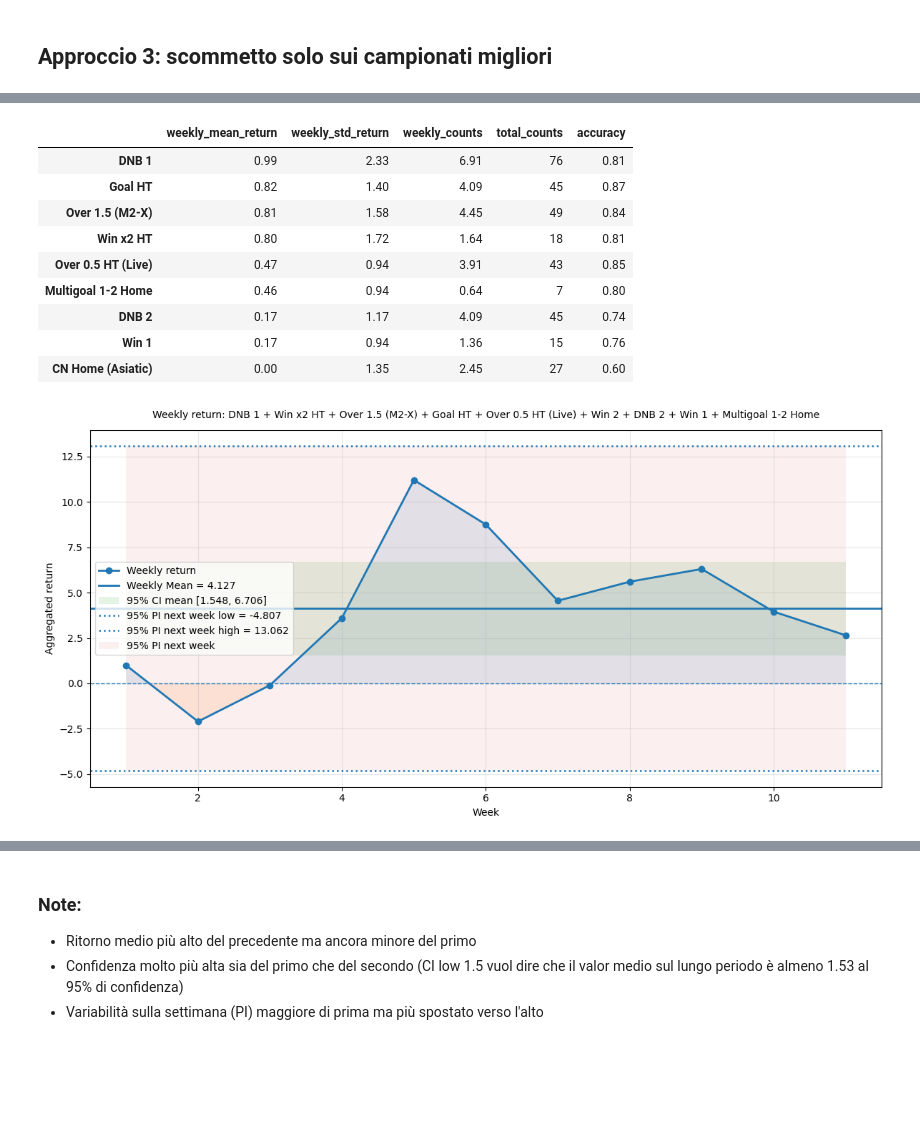
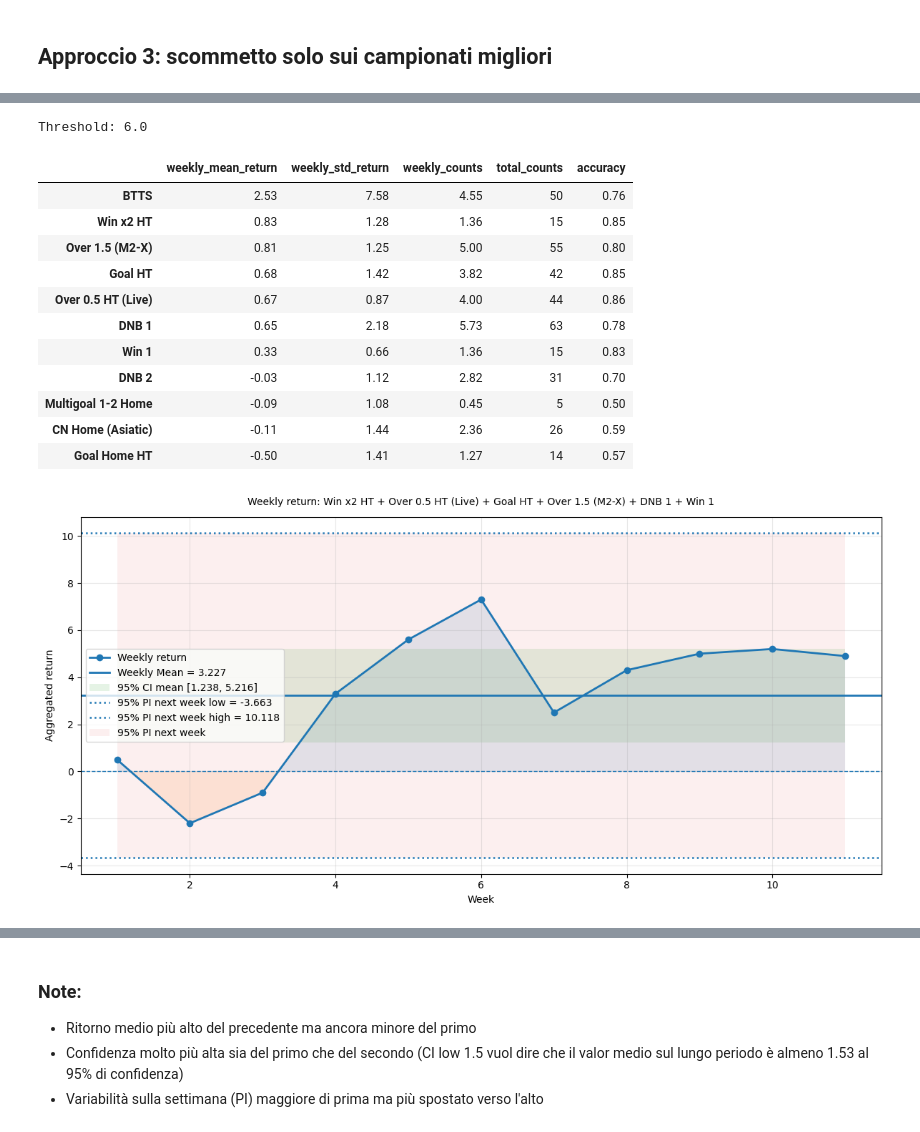
Before and after one commit to NickOLeeney/bet-master-analytics, a Jupyter notebook: src/strategies/analysis.ipynb, the cells around one changed output, grey strips where cells are left out. Cells and saved outputs as stored; diff of their text form; code cells hidden in the pictures; blank space fills up the shorter version.

Commit message:
updates on stats

```diff
--- a/src/strategies/analysis.ipynb
+++ b/src/strategies/analysis.ipynb
@@ -61,22 +70,29 @@ best_leagues = get_best_leagues(df)
+# %%
+threshold = best_leagues["n_matches"].quantile(q=0.1)
+print(f"Threshold: {threshold}")
+league_list = list(best_leagues[best_leagues["n_matches"] > threshold].index)
+# %% [output]
+Threshold: 6.0
 # %%
 # Vedo quali sono le migliori scommesse per i campionati con ritorno positivo (considero solo campionati grafico a sx)
-get_best_strategies(df, leagues=list(best_leagues.index))
+get_best_strategies(df, leagues=league_list)
 # %% [output]
 |  | weekly_mean_return | weekly_std_return | weekly_counts | total_counts | accuracy |
-| DNB 1 | 0.99 | 2.33 | 6.91 | 76 | 0.81 |
-| Goal HT | 0.82 | 1.40 | 4.09 | 45 | 0.87 |
-| Over 1.5 (M2-X) | 0.81 | 1.58 | 4.45 | 49 | 0.84 |
-| Win x2 HT | 0.80 | 1.72 | 1.64 | 18 | 0.81 |
-| Over 0.5 HT (Live) | 0.47 | 0.94 | 3.91 | 43 | 0.85 |
-| Multigoal 1-2 Home | 0.46 | 0.94 | 0.64 | 7 | 0.80 |
-| DNB 2 | 0.17 | 1.17 | 4.09 | 45 | 0.74 |
-| Win 1 | 0.17 | 0.94 | 1.36 | 15 | 0.76 |
-| CN Home (Asiatic) | 0.00 | 1.35 | 2.45 | 27 | 0.60 |
+| BTTS | 2.53 | 7.58 | 4.55 | 50 | 0.76 |
+| Win x2 HT | 0.83 | 1.28 | 1.36 | 15 | 0.85 |
+| Over 1.5 (M2-X) | 0.81 | 1.25 | 5.00 | 55 | 0.80 |
+| Goal HT | 0.68 | 1.42 | 3.82 | 42 | 0.85 |
+| Over 0.5 HT (Live) | 0.67 | 0.87 | 4.00 | 44 | 0.86 |
+| DNB 1 | 0.65 | 2.18 | 5.73 | 63 | 0.78 |
+| Win 1 | 0.33 | 0.66 | 1.36 | 15 | 0.83 |
+| DNB 2 | -0.03 | 1.12 | 2.82 | 31 | 0.70 |
+| Multigoal 1-2 Home | -0.09 | 1.08 | 0.45 | 5 | 0.50 |
+| CN Home (Asiatic) | -0.11 | 1.44 | 2.36 | 26 | 0.59 |
+| Goal Home HT | -0.50 | 1.41 | 1.27 | 14 | 0.57 |
 # %%
 # Prendo le strategie migliori togliendo CN Home perchè ha ritorno negativo e BTTS per alta volatilità
-best_strategies = ['DNB 1', 'Win x2 HT', 'Over 1.5 (M2-X)', 'Goal HT',
-       'Over 0.5 HT (Live)', 'Win 2', 'DNB 2', 'Win 1', 'Multigoal 1-2 Home']
+best_strategies = ['Win x2 HT', 'Over 0.5 HT (Live)', 'Goal HT', 'Over 1.5 (M2-X)', 'DNB 1', 'Win 1']
 
-weekly_return, stats = analyze_strategies(df, strategies=best_strategies, leagues=list(best_leagues.index), print_pi=True)
+weekly_return, stats_1 = analyze_strategies(df, strategies=best_strategies, leagues=league_list, print_pi=True)
 # %% [output]
-[figure, old version]
+[figure, new version]
```
Also changed, not shown: parts of 14 cells of this notebook, 1 other file.
